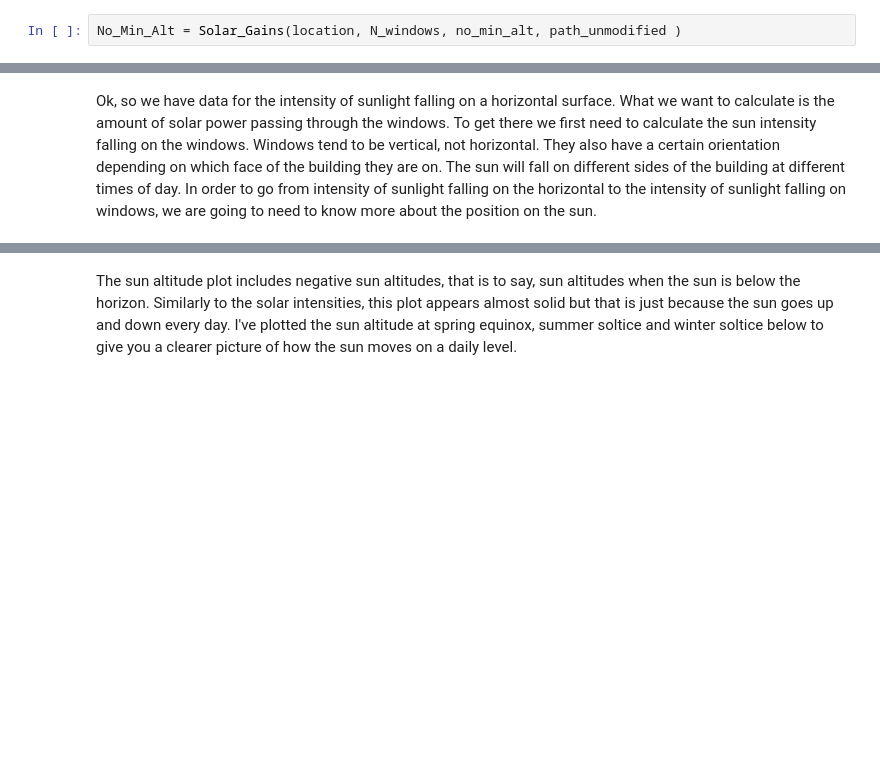
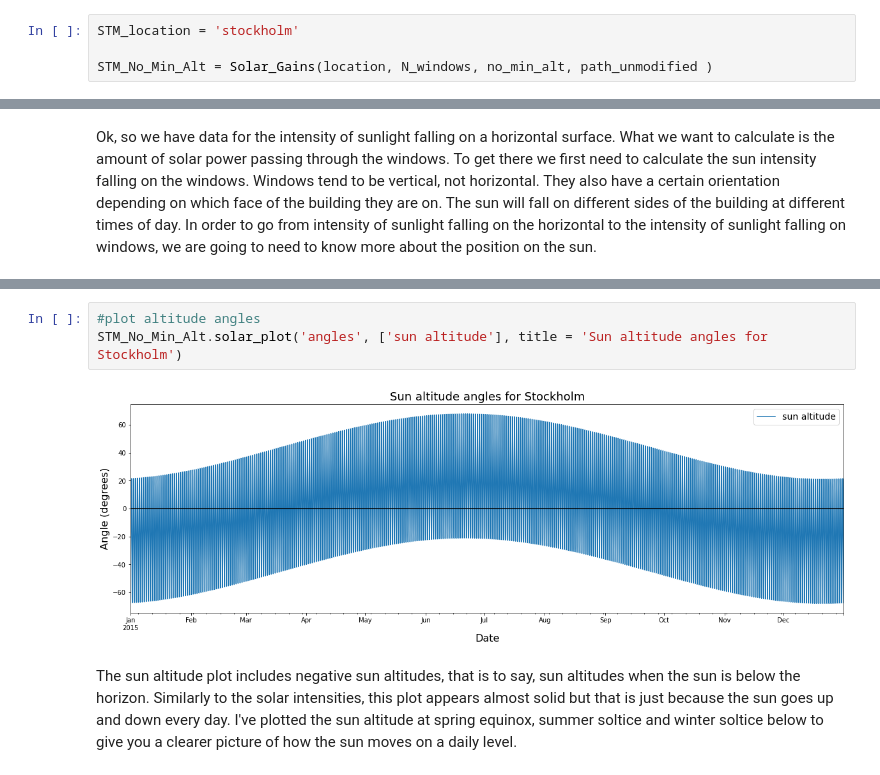
Before and after one commit to rtitmuss/solar_gains_article, a Jupyter notebook: Solar_gains_article.ipynb, the cells around one changed output, grey strips where cells are left out. Saved outputs shown, nothing was run; the diff lists cells and outputs as text; blank space fills up the shorter version.

```diff
--- a/Solar_gains_article.ipynb
+++ b/Solar_gains_article.ipynb
@@ -414,5 +426,7 @@ path_unmodified = 'montreal_meteo_%s_unmodified.csv'%year
 # %%
-No_Min_Alt = Solar_Gains(location, N_windows, no_min_alt, path_unmodified )
+STM_location = 'stockholm'
+
+STM_No_Min_Alt = Solar_Gains(location, N_windows, no_min_alt, path_unmodified )
 # %% [markdown]
  # How much does the sun heat your house? #
 
@@ -477,3 +491,8 @@ No_Min_Alt.solar_plot('angles', ['sun altitude'], title = 'Sun altitude angles f
+# %%
+#plot altitude angles
+STM_No_Min_Alt.solar_plot('angles', ['sun altitude'], title = 'Sun altitude angles for Stockholm')
+# %% [output]
+[figure, added]
 # %% [markdown]
  The sun altitude plot includes negative sun altitudes, that is to say, sun altitudes when the sun is below the horizon. Similarly to the solar intensities, this plot appears almost solid but that is just because the sun goes up and down every day. I've plotted the sun altitude at spring equinox, summer soltice and winter soltice below to give you a clearer picture of how the sun moves on a daily level.
 # %%
```
Also changed, not shown: parts of 11 cells of this notebook.
